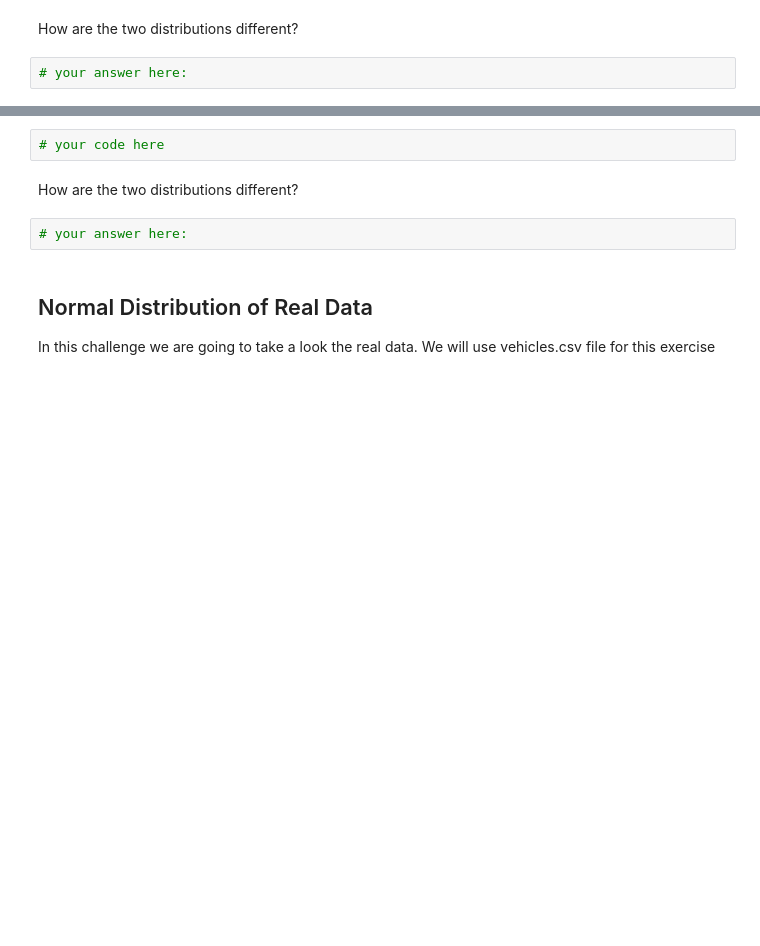
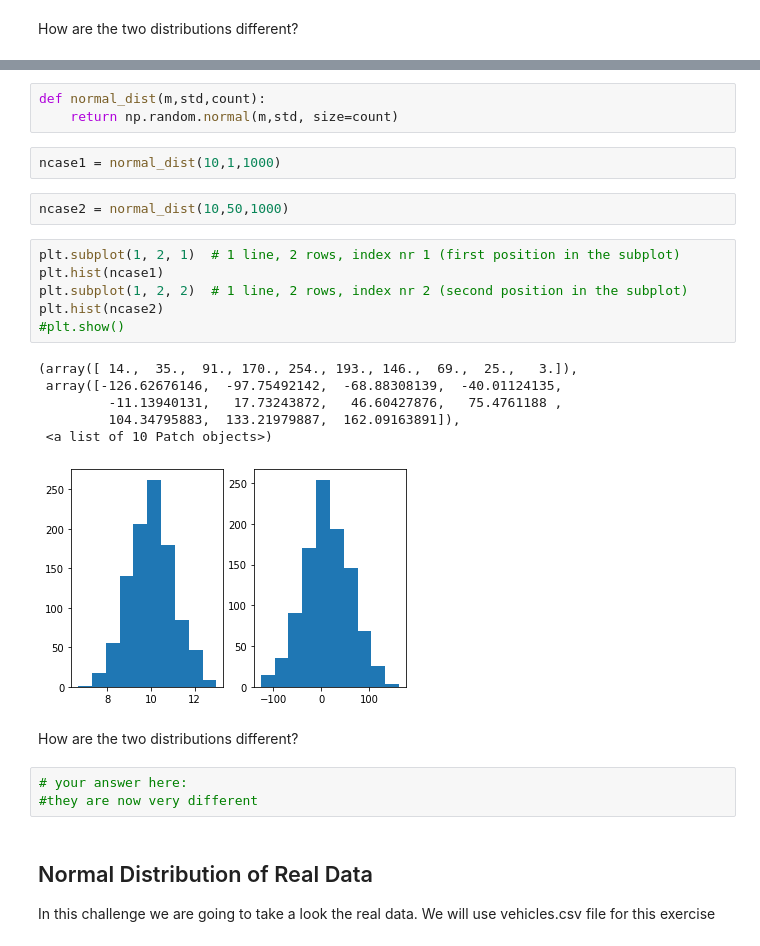
Before and after one commit to ta-data-lis/lab-probability-distributions, a Jupyter notebook: your-code/continuous.ipynb, the cells around one changed output, grey strips where cells are left out. Cells and saved outputs as stored; diff of their text form; blank space fills up the shorter version.

```diff
--- a/your-code/continuous.ipynb
+++ b/your-code/continuous.ipynb
@@ -47,7 +78,5 @@ Your output should look like below:
 # %% [markdown]
 How are the two distributions different?
-# %%
-# your answer here:
 # %% [markdown]
 ## Normal Distribution
 
@@ -59,12 +88,31 @@ How are the two distributions different?
 Expected output:
 
 ![normal distribution](nd.png)
-# %%
-# your code here
+# %%
+def normal_dist(m,std,count):
+    return np.random.normal(m,std, size=count)
+# %%
+ncase1 = normal_dist(10,1,1000)
+# %%
+ncase2 = normal_dist(10,50,1000)
+# %%
+plt.subplot(1, 2, 1)  # 1 line, 2 rows, index nr 1 (first position in the subplot)
+plt.hist(ncase1)
+plt.subplot(1, 2, 2)  # 1 line, 2 rows, index nr 2 (second position in the subplot)
+plt.hist(ncase2)
+#plt.show()
+# %% [output]
+(array([ 14.,  35.,  91., 170., 254., 193., 146.,  69.,  25.,   3.]),
+ array([-126.62676146,  -97.75492142,  -68.88308139,  -40.01124135,
+         -11.13940131,   17.73243872,   46.60427876,   75.4761188 ,
+         104.34795883,  133.21979887,  162.09163891]),
+ <a list of 10 Patch objects>)
+[figure, added]
 # %% [markdown]
 How are the two distributions different?
 # %%
 # your answer here:
+#they are now very different
 # %% [markdown]
 ## Normal Distribution of Real Data
 
```
Also changed, not shown: parts of 25 cells of this notebook.
